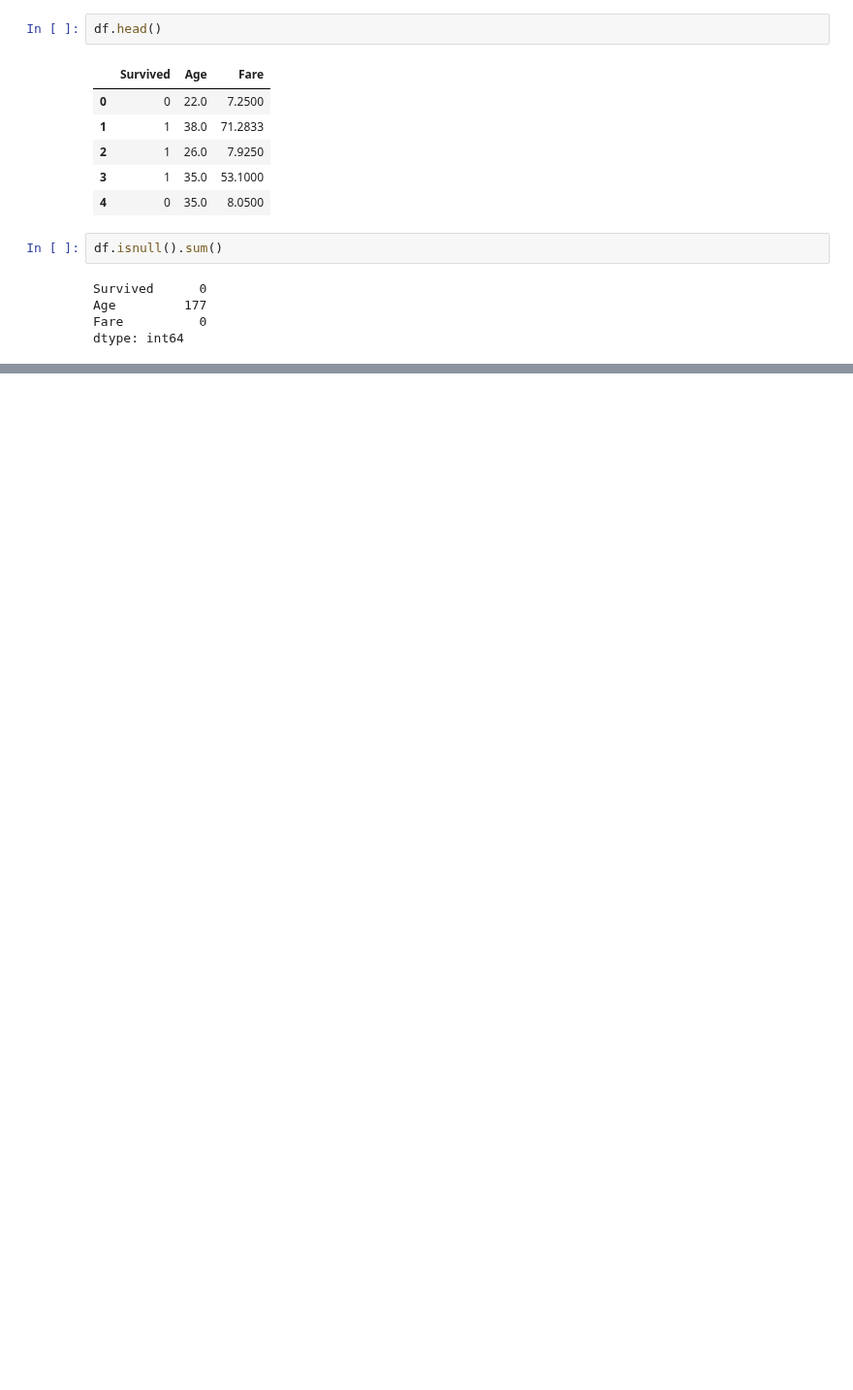
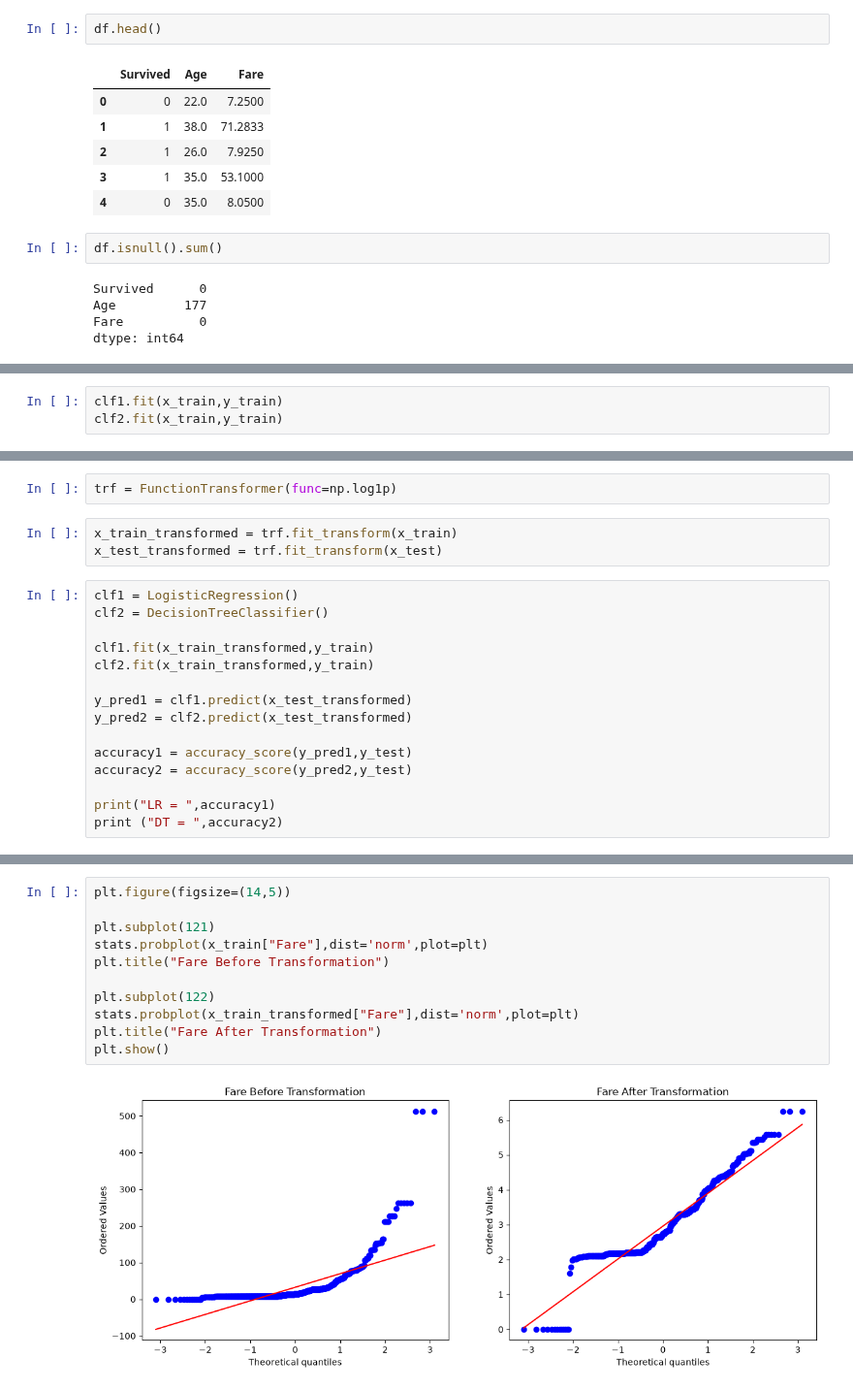
Before and after one commit to Devyani1430/100-Days-Of-ML, a Jupyter notebook: 15. Function Transformer/Untitled.ipynb, the cells around one changed output, grey strips where cells are left out. Shown at 97% size. Saved outputs shown, nothing was run; the diff lists cells and outputs as text; blank space fills up the shorter version.

Commit message:
Day 15 : Function Transformation

```diff
--- a/15. Function Transformer/Untitled.ipynb
+++ b/15. Function Transformer/Untitled.ipynb
@@ -105,0 +96,3 @@ https://gist.github.com/mwaskom/de44147ed2974457ad6372750bbe5751
+# %%
+clf1.fit(x_train,y_train)
+clf2.fit(x_train,y_train)
@@ -105,0 +112,20 @@ https://gist.github.com/mwaskom/de44147ed2974457ad6372750bbe5751
+# %%
+trf = FunctionTransformer(func=np.log1p)
+# %%
+x_train_transformed = trf.fit_transform(x_train)
+x_test_transformed = trf.fit_transform(x_test)
+# %%
+clf1 = LogisticRegression()
+clf2 = DecisionTreeClassifier()
+
+clf1.fit(x_train_transformed,y_train)
+clf2.fit(x_train_transformed,y_train)
+
+y_pred1 = clf1.predict(x_test_transformed)
+y_pred2 = clf2.predict(x_test_transformed)
+
+accuracy1 = accuracy_score(y_pred1,y_test)
+accuracy2 = accuracy_score(y_pred2,y_test)
+
+print("LR = ",accuracy1)
+print ("DT = ",accuracy2)
@@ -105,0 +146,13 @@ https://gist.github.com/mwaskom/de44147ed2974457ad6372750bbe5751
+# %%
+plt.figure(figsize=(14,5))
+
+plt.subplot(121)
+stats.probplot(x_train["Fare"],dist='norm',plot=plt)
+plt.title("Fare Before Transformation")
+
+plt.subplot(122)
+stats.probplot(x_train_transformed["Fare"],dist='norm',plot=plt)
+plt.title("Fare After Transformation")
+plt.show()
+# %% [output]
+[figure, added]
```
Also changed, not shown: parts of 26 cells of this notebook.
